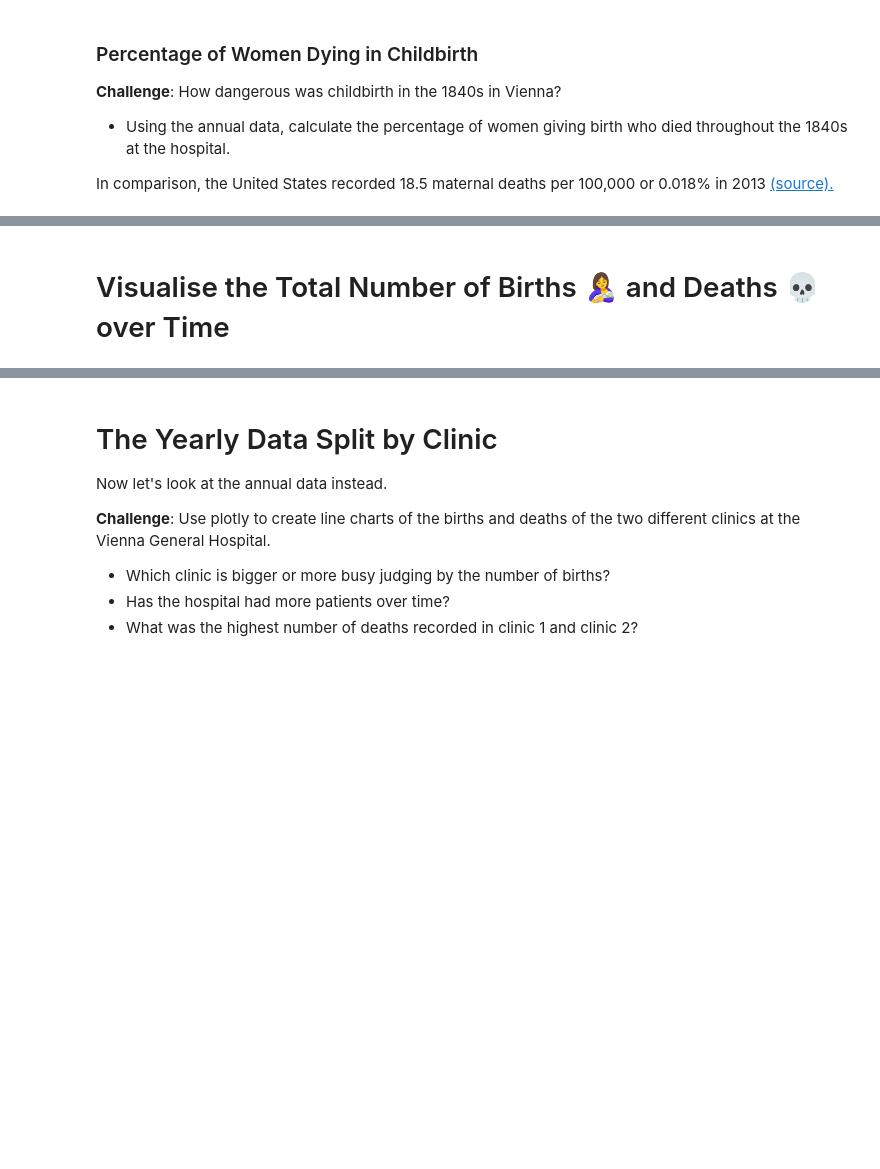
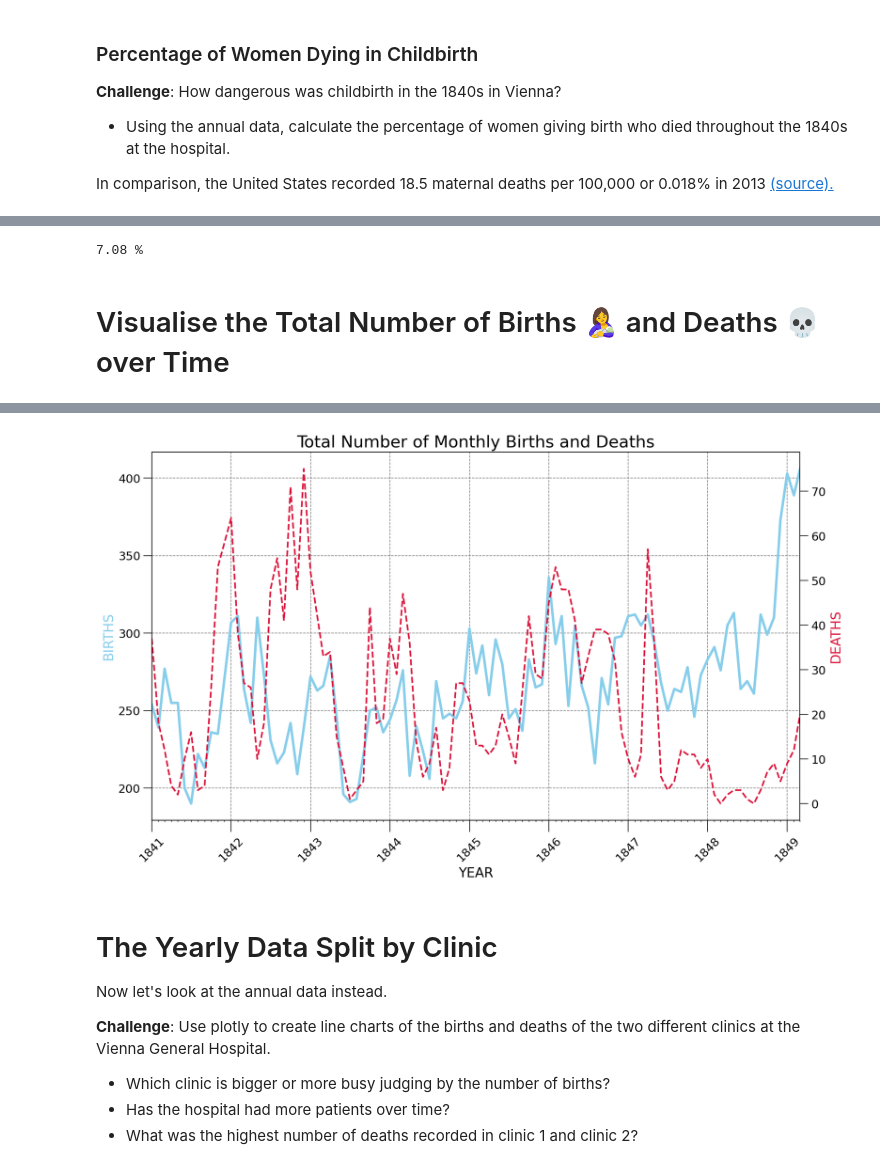
Before and after one commit to digitalenggph/Udemy-Collections, a Jupyter notebook: 100 Days of Code - The Complete Python Pro Bootcamp/day-80/Dr_Semmelweis_Handwashing_Discovery.ipynb, the cells around one changed output, grey strips where cells are left out. Drawn from its saved outputs; the diff is of its cells as text; code cells hidden in the pictures; blank space fills up the shorter version.

```diff
--- a/100 Days of Code - The Complete Python Pro Bootcamp/day-80/Dr_Semmelweis_Handwashing_Discovery.ipynb
+++ b/100 Days of Code - The Complete Python Pro Bootcamp/day-80/Dr_Semmelweis_Handwashing_Discovery.ipynb
@@ -75,3 +168,8 @@ https://en.wikipedia.org/wiki/Maternal_death#:~:text=The%20US%20has%20the%20%22h
+# %%
+maternal_death = df_yearly.deaths.sum() * 100 / df_yearly.births.sum()
+print(round(maternal_death, 2),'%')
+# %% [output]
+7.08 %
 # %% [markdown]
 # Visualise the Total Number of Births 🤱 and Deaths 💀 over Time
 # %% [markdown]
@@ -88,6 +186,54 @@ https://en.wikipedia.org/wiki/Maternal_death#:~:text=The%20US%20has%20the%20%22h
 * Use a dashed line style for the number of deaths
 * Change the line thickness to 3 and 2 for the births and deaths respectively.
 * Do you notice anything in the late 1840s?
+# %%
+# set locator
+
+years = mdates.YearLocator()
+months = mdates.MonthLocator()
+years_fmt = mdates.DateFormatter('%Y')
+# %%
+plt.figure(figsize=(14,8), dpi=150)
+plt.title('Total Number of Monthly Births and Deaths', size=20)
+
+ax=plt.gca()
+ax1=ax.twinx()
+
+ax.plot(df_monthly.date,
+        df_monthly.births,
+        color='skyblue',
+        linewidth=3,
+       )
+
+ax1.plot(df_monthly.date,
+         df_monthly.deaths,
+         color='crimson',
+         linestyle='dashed',
+         linewidth=2,
+        )
+
+# set labels
+ax.set_xlabel('YEAR', size=16)
+ax.set_ylabel('BIRTHS', color='skyblue', size=16)
+ax1.set_ylabel('DEATHS', color='crimson', size=16)
+
+# set tick parameters
+ax.tick_params(axis='x', rotation=45, size=14, labelsize=14)
+ax.tick_params(axis='y', size=10, labelsize=14)
+ax1.tick_params(axis='y', size=10, labelsize=14)
+
+# set axis limit
+ax.set_xlim(df_monthly.date.min(), df_monthly.date.max())
+
+# set locator
+ax.xaxis.set_minor_locator(months)
+ax.xaxis.set_major_locator(years)
+ax.xaxis.set_major_formatter(years_fmt)
+
+ax.grid(color='grey', linestyle='--')
+plt.show()
+# %% [output]
+[figure, added]
 # %% [markdown]
 # The Yearly Data Split by Clinic
 
```
Also changed, not shown: parts of 44 cells of this notebook, 1 other file.
